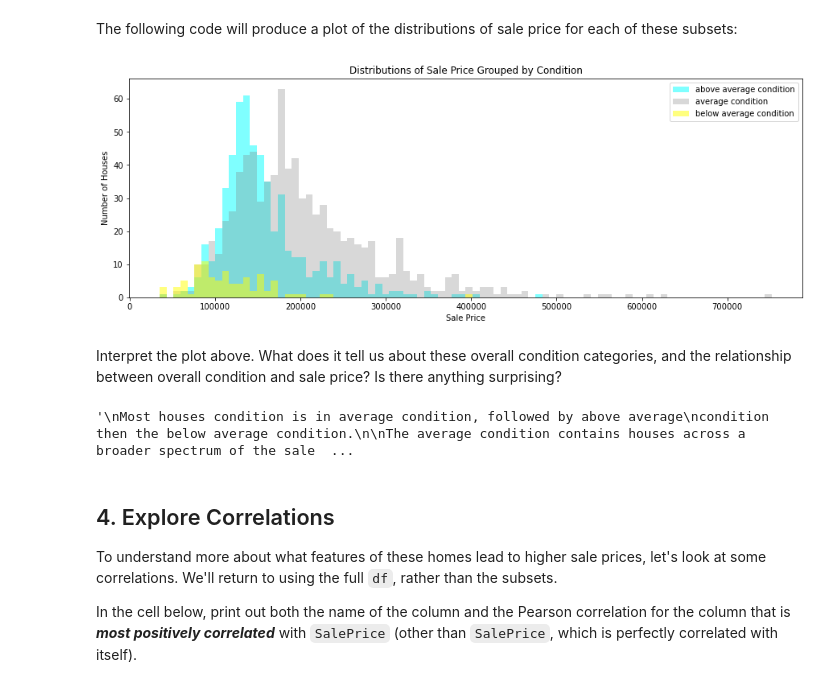
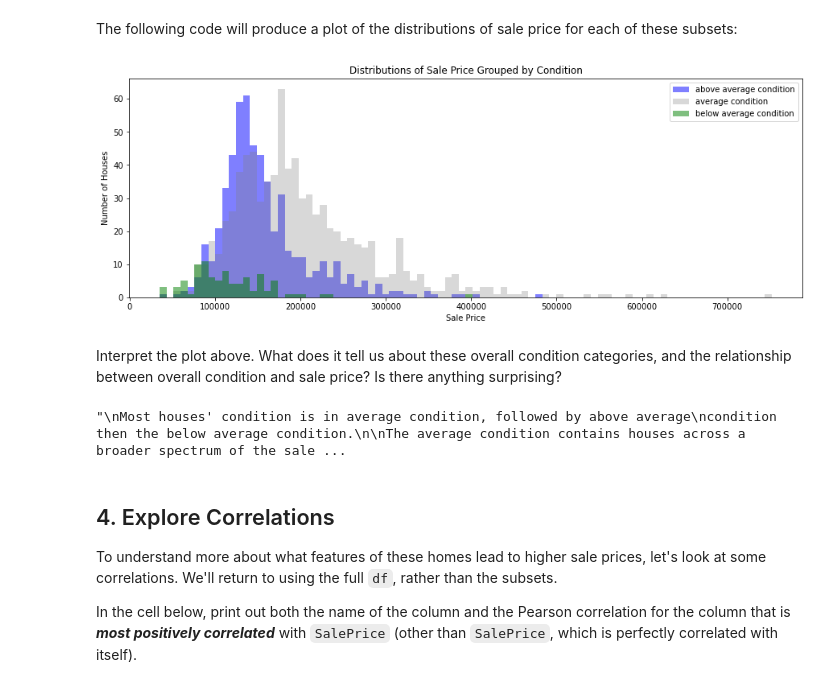
Before and after one commit to kiriiri/dsc-pandas-eda-lab, a Jupyter notebook: index.ipynb, the cells around one changed output. Saved outputs shown, nothing was run; the diff lists cells and outputs as text; code cells hidden in the pictures.

```diff
--- a/index.ipynb
+++ b/index.ipynb
@@ -338,50 +342,50 @@ fig, ax = plt.subplots(figsize=(15,5))
 bins = range(df["SalePrice"].min(), df["SalePrice"].max(), int(df["SalePrice"].median()) // 20)
 
 # Plot three histograms, with reduced opacity (alpha) so we
 # can see them overlapping
 ax.hist(
     x=above_average_condition["SalePrice"],
     label="above average condition",
     bins=bins,
-    color="cyan",
+    color="blue",
     alpha=0.5
 )
 ax.hist(
     x=average_condition["SalePrice"],
     label="average condition",
     bins=bins,
     color="gray",
     alpha=0.3
 )
 ax.hist(
     x=below_average_condition["SalePrice"],
     label="below average condition",
     bins=bins,
-    color="yellow",
+    color="green",
     alpha=0.5
 )
 
 # Customize labels
 ax.set_title("Distributions of Sale Price Grouped by Condition")
 ax.set_xlabel("Sale Price")
 ax.set_ylabel("Number of Houses")
 ax.legend();
 # %% [output]
-[figure, old version]
+[figure, new version]
 # %% [markdown]
 Interpret the plot above. What does it tell us about these overall condition categories, and the relationship between overall condition and sale price? Is there anything surprising?
 # %%
 # Replace None with appropriate text
 """
-Most houses condition is in average condition, followed by above average
+Most houses' condition is in average condition, followed by above average
 condition then the below average condition.
 
 The average condition contains houses across a broader spectrum of the sale price
 range than either the below-average or above-average houses.Below-average condition houses
-have a price distribution that is much lower than average or above-average condition houses.
+have a lower price distribution than average or above-average condition houses.
 """
 # %% [output]
-'\nMost houses condition is in average condition, followed by above average\ncondition then the below average condition.\n\nThe average condition contains houses across a broader spectrum of the sale  ...
+"\nMost houses' condition is in average condition, followed by above average\ncondition then the below average condition.\n\nThe average condition contains houses across a broader spectrum of the sale ...
 # %% [markdown]
 ## 4. Explore Correlations
 
```
Also changed, not shown: parts of 9 cells of this notebook.
